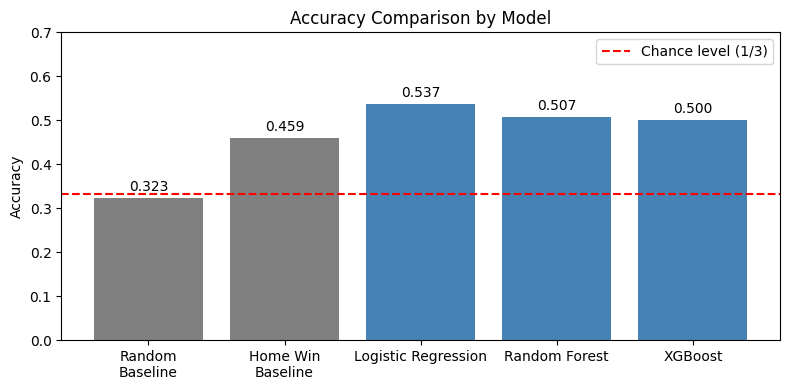
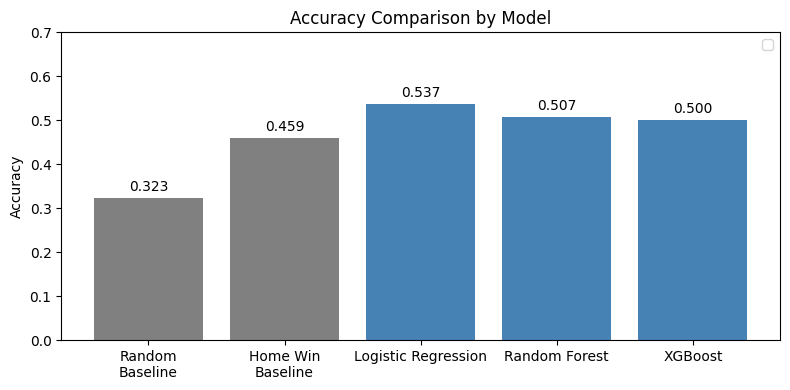
Code edit (unified diff) that turned the first committed figure into the second:
--- before
+++ after
@@ -4,5 +4,4 @@
 fig, ax = plt.subplots(figsize=(8, 4))
 bars = ax.bar(labels, accs, color=['gray', 'gray', 'steelblue', 'steelblue', 'steelblue'])
-ax.axhline(1/3, color='red', linestyle='--', label='Chance level (1/3)')
 ax.set_ylabel('Accuracy')
 ax.set_title('Accuracy Comparison by Model')

Commit: 軽微な修正